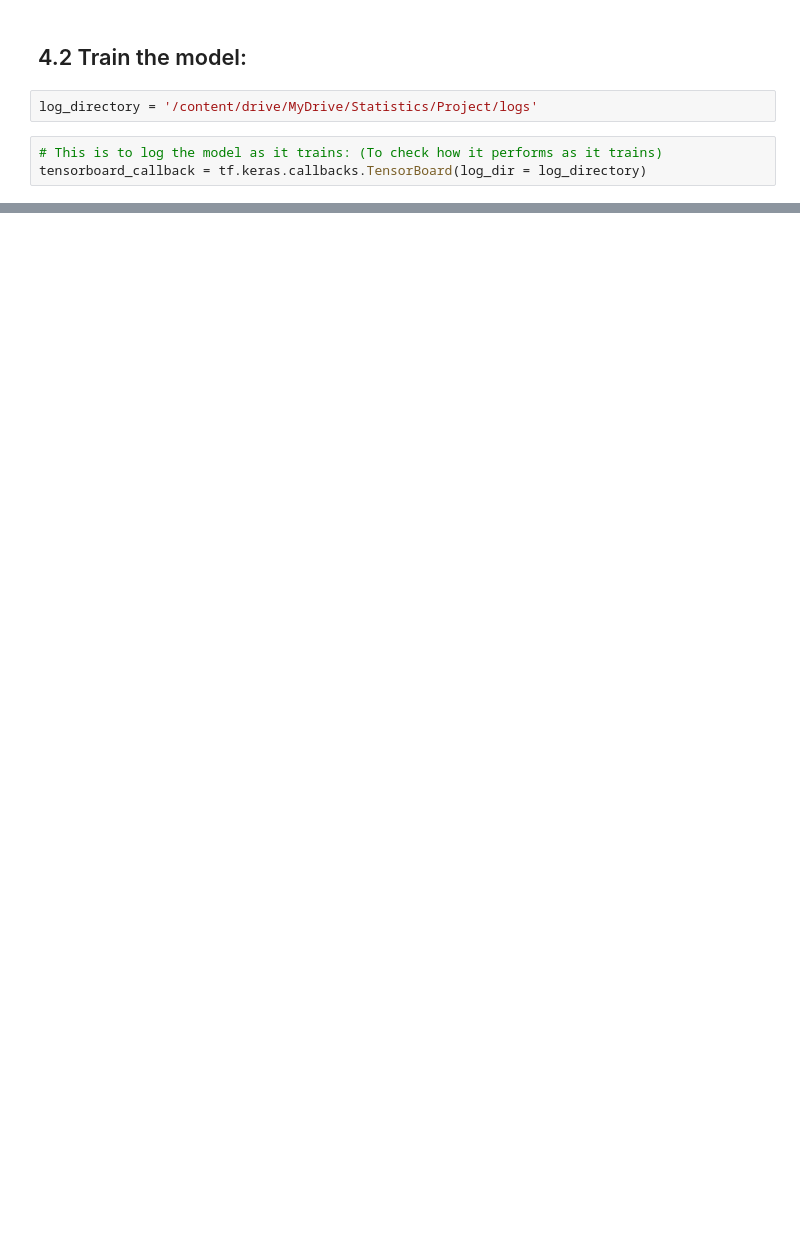
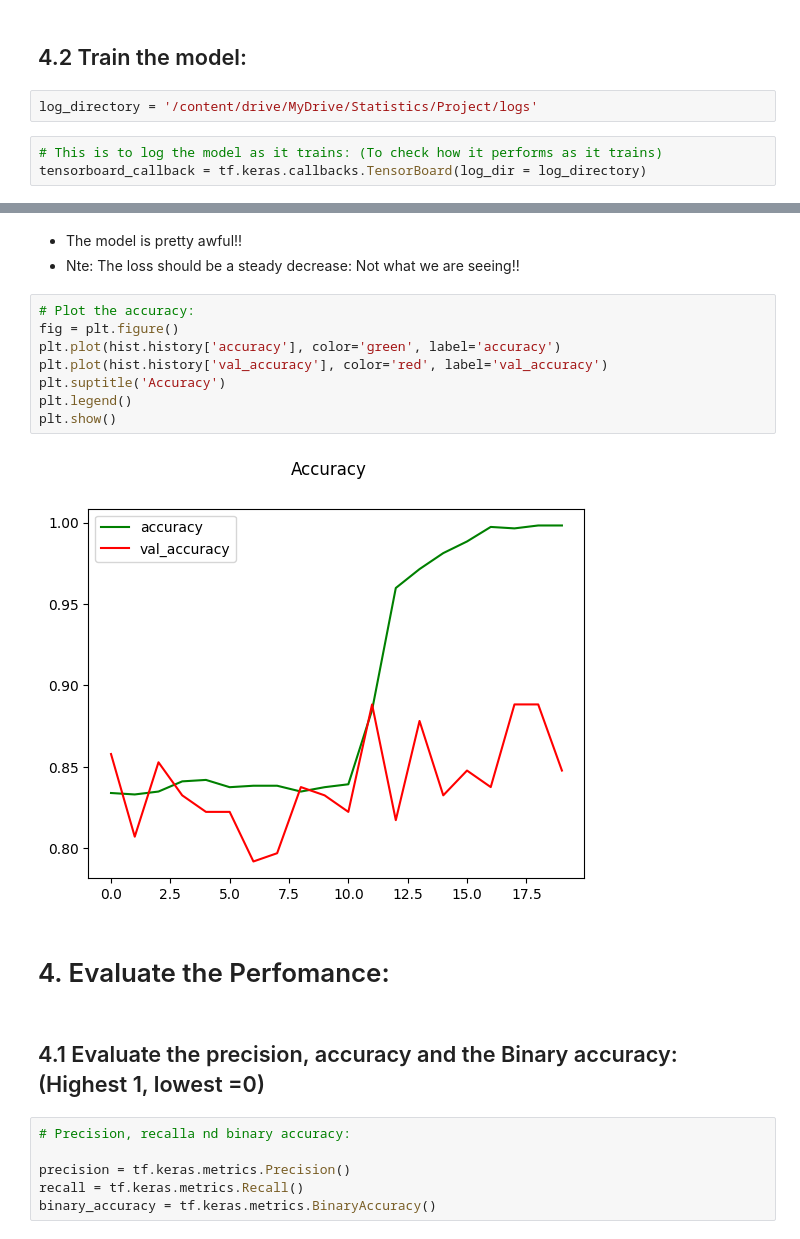
Before and after one commit to AbbyNyakara/Mushroom-Classification, a Jupyter notebook: STT_Final_Project.ipynb, the cells around one changed output, grey strips where cells are left out. Drawn from its saved outputs; the diff is of its cells as text; blank space fills up the shorter version.

```diff
--- a/STT_Final_Project.ipynb
+++ b/STT_Final_Project.ipynb
@@ -255,0 +292,23 @@ Epoch 1/20
+# %% [markdown]
+- The model is pretty awful!!
+- Nte: The loss should be a steady decrease: Not what we are seeing!!
+# %%
+# Plot the accuracy:
+fig = plt.figure()
+plt.plot(hist.history['accuracy'], color='green', label='accuracy')
+plt.plot(hist.history['val_accuracy'], color='red', label='val_accuracy')
+plt.suptitle('Accuracy')
+plt.legend()
+plt.show()
+# %% [output]
+[figure, added]
+# %% [markdown]
+# 4. Evaluate the Perfomance:
+# %% [markdown]
+## 4.1 Evaluate the precision, accuracy and the Binary accuracy: (Highest 1, lowest =0)
+# %%
+# Precision, recalla nd binary accuracy:
+
+precision = tf.keras.metrics.Precision()
+recall = tf.keras.metrics.Recall()
+binary_accuracy = tf.keras.metrics.BinaryAccuracy()
```
Also changed, not shown: parts of 29 cells of this notebook.
